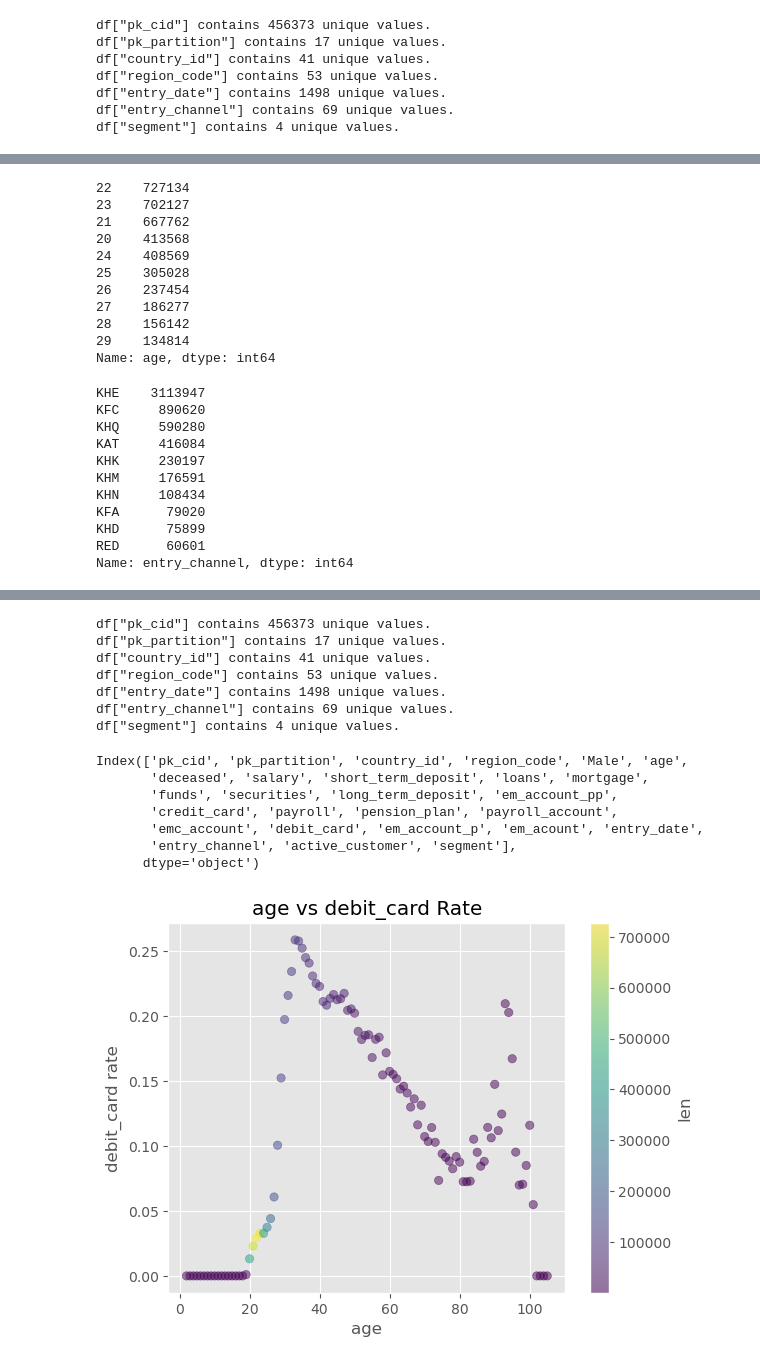
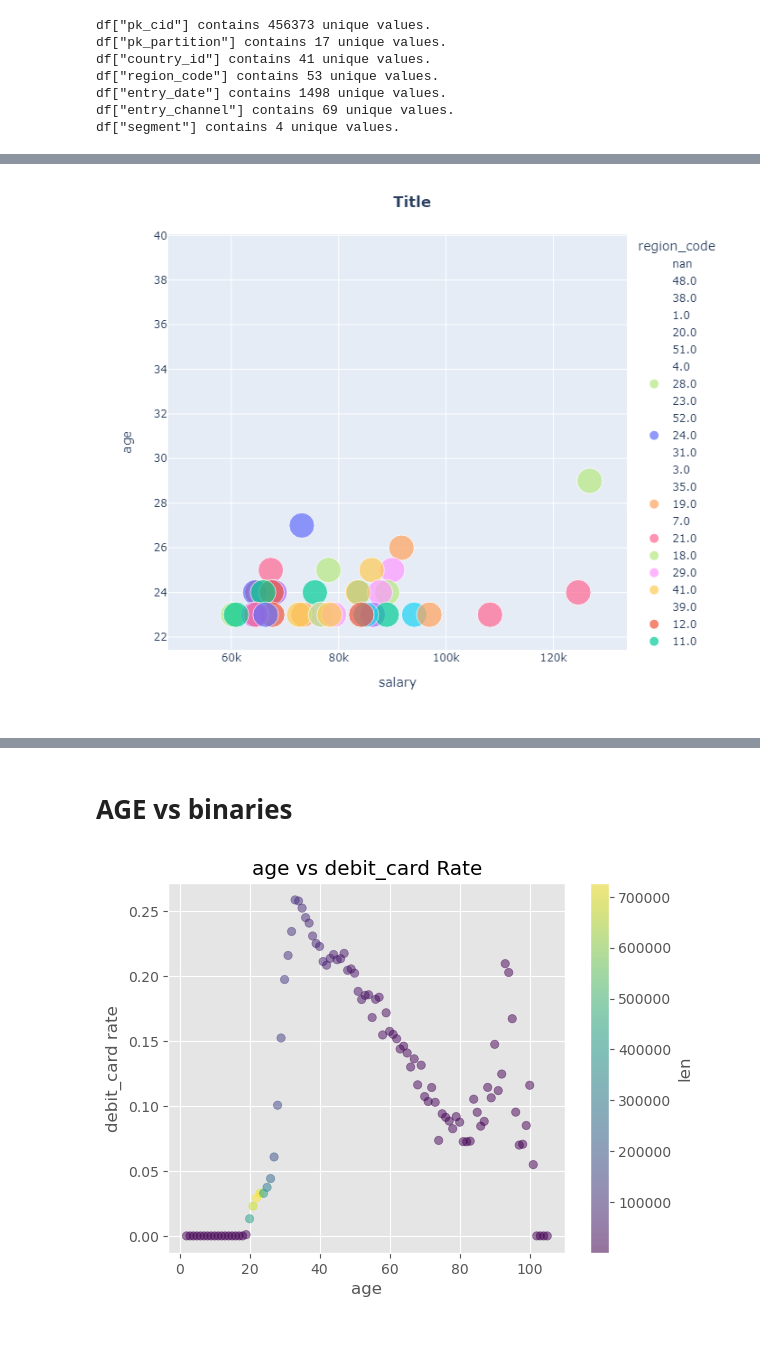
Before and after one commit to aggarcia1996/final_project_adjt, a Jupyter notebook: Analysis/EDA.ipynb, the cells around one changed output, grey strips where cells are left out. Drawn from its saved outputs; the diff is of its cells as text; code cells hidden in the pictures; blank space fills up the shorter version.

```diff
--- a/Analysis/EDA.ipynb
+++ b/Analysis/EDA.ipynb
@@ -362,28 +368,7 @@ four_feature_scatterer(df[df["salary"].notna()], "entry_channel", "salary", "age
-# %%
-df["age"].value_counts()[:10]
-# %% [output]
-22    727134
-23    702127
-21    667762
-20    413568
-24    408569
-25    305028
-26    237454
-27    186277
-28    156142
-29    134814
-Name: age, dtype: int64
-# %%
-df["entry_channel"].value_counts()[:10]
-# %% [output]
-KHE    3113947
-KFC     890620
-KHQ     590280
-KAT     416084
-KHK     230197
-KHM     176591
-KHN     108434
-KFA      79020
-KHD      75899
-RED      60601
-Name: entry_channel, dtype: int64
+# %%
+# 1. Provided salary only for age range 22-40
+# 2. Majority of the customers below 26 years old
+# 3. Majority of the customers between 60 and 90k salary
+
+four_feature_scatterer(df, "region_code", "salary", "age", "Male", title = "Title")
+# %% [output]
@@ -390,3 +376,4 @@ Name: entry_channel, dtype: int64
+[figure, added]
 # %%
 #top 20 value counts
 
@@ -418,26 +405,8 @@ sorted_counts[:20]
 | 17 | 37 | 83133 | KHP | 691.00 | CN | 28.00 | 37.0 | 92,538.00 | NaN | NaN |
 | 18 | 39 | 78805 | 007 | 613.00 | CA | 22.00 | 10.0 | 83,283.00 | NaN | NaN |
 | 19 | 38 | 78510 | 013 | 397.00 | LU | 17.00 | 14.0 | 75,405.00 | NaN | NaN |
-# %%
-categorical_counter(df)
-# %% [output]
-df["pk_cid"] contains 456373 unique values.
-df["pk_partition"] contains 17 unique values.
-df["country_id"] contains 41 unique values.
-df["region_code"] contains 53 unique values.
-df["entry_date"] contains 1498 unique values.
-df["entry_channel"] contains 69 unique values.
-df["segment"] contains 4 unique values.
-# %%
-df.columns
-# %% [output]
-Index(['pk_cid', 'pk_partition', 'country_id', 'region_code', 'Male', 'age',
-       'deceased', 'salary', 'short_term_deposit', 'loans', 'mortgage',
-       'funds', 'securities', 'long_term_deposit', 'em_account_pp',
-       'credit_card', 'payroll', 'pension_plan', 'payroll_account',
-       'emc_account', 'debit_card', 'em_account_p', 'em_acount', 'entry_date',
-       'entry_channel', 'active_customer', 'segment'],
-      dtype='object')
+# %% [markdown]
+# AGE vs binaries
 # %%
 feature_vs_target_w_lengh(df, "age", "debit_card")
 # %% [output]
```
Also changed, not shown: parts of 19 cells of this notebook.
